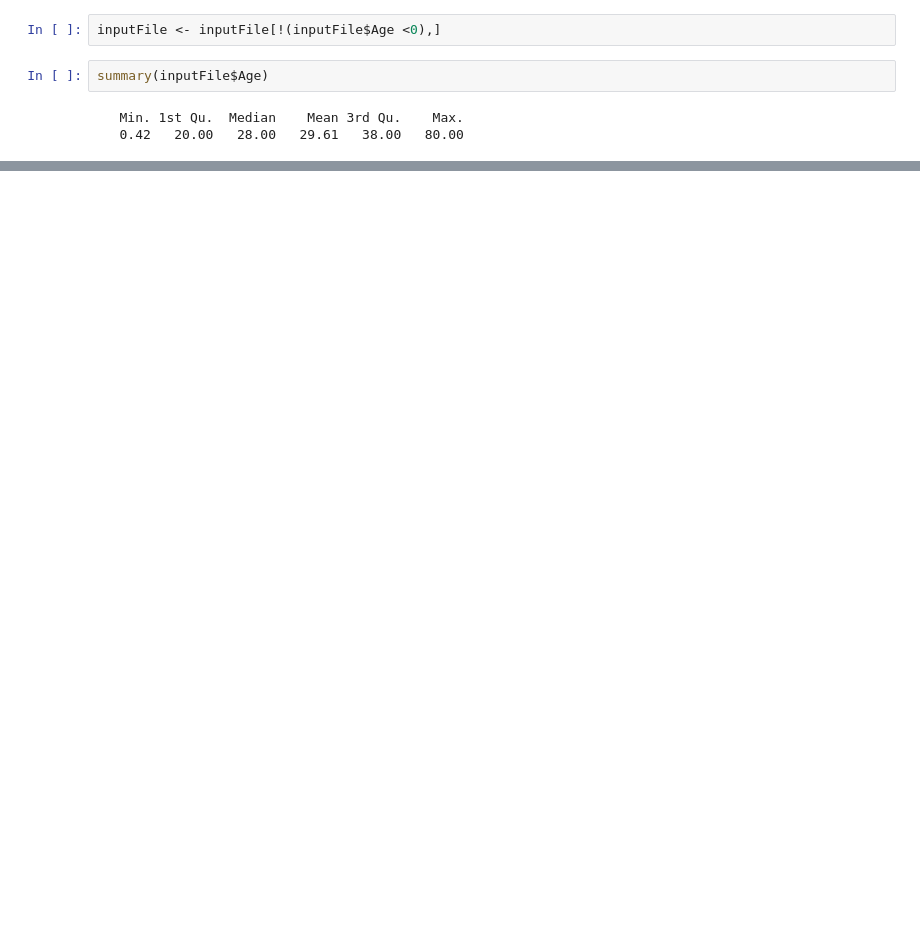
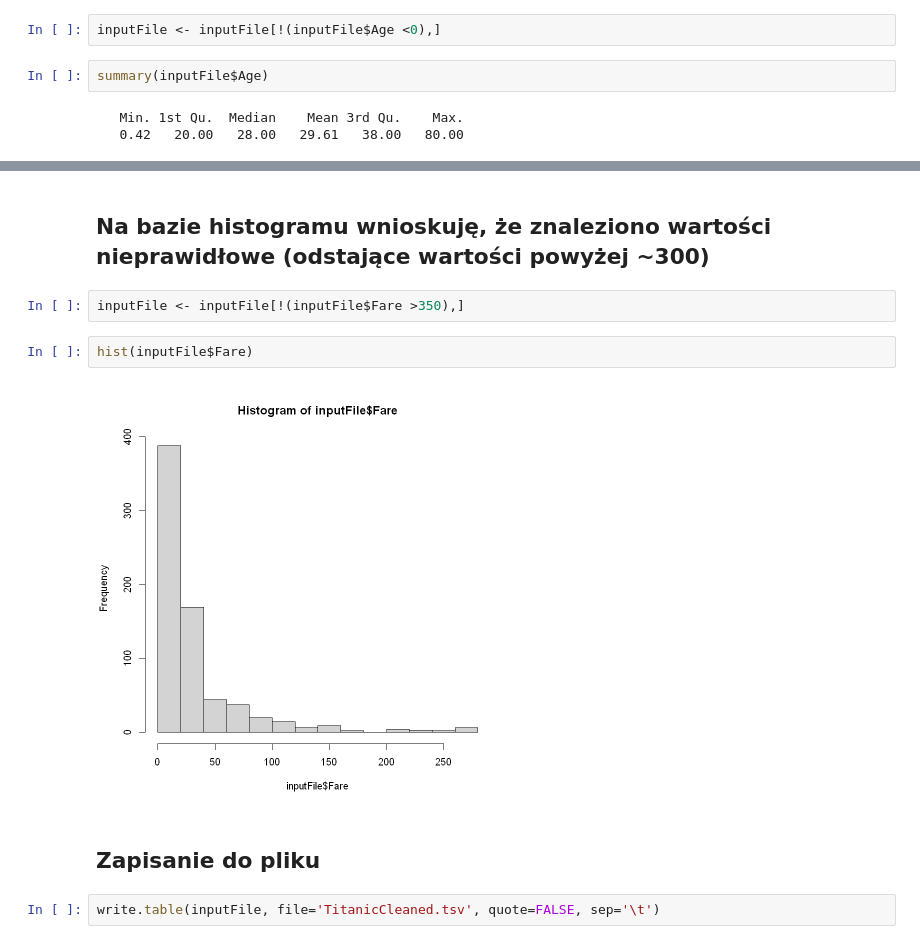
Before and after one commit to agatatok/messy-titanic, a Jupyter notebook: MessyTitanic.ipynb, the cells around one changed output, grey strips where cells are left out. Cells and saved outputs as stored; diff of their text form; blank space fills up the shorter version.

```diff
--- a/MessyTitanic.ipynb
+++ b/MessyTitanic.ipynb
@@ -100,0 +193,12 @@ A data.frame: 711 × 13
+# %% [markdown]
+## Na bazie histogramu wnioskuję, że znaleziono wartości nieprawidłowe (odstające wartości powyżej ~300)
+# %%
+inputFile <- inputFile[!(inputFile$Fare >350),]
+# %%
+hist(inputFile$Fare)
+# %% [output]
+[figure, added]
+# %% [markdown]
+## Zapisanie do pliku
+# %%
+write.table(inputFile, file='TitanicCleaned.tsv', quote=FALSE, sep='\t')
```
Also changed, not shown: parts of 39 cells of this notebook, 2 other files.
